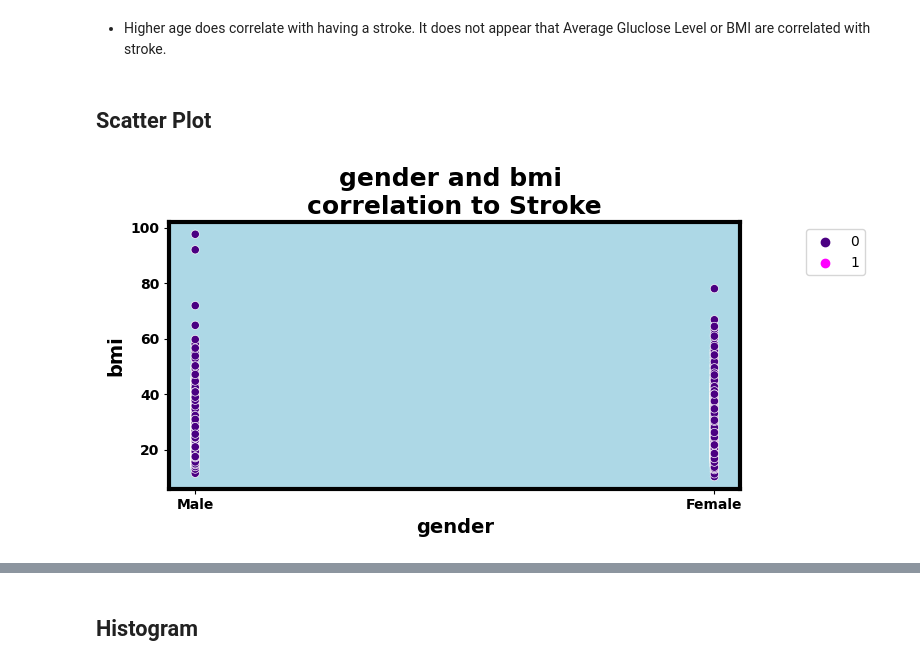
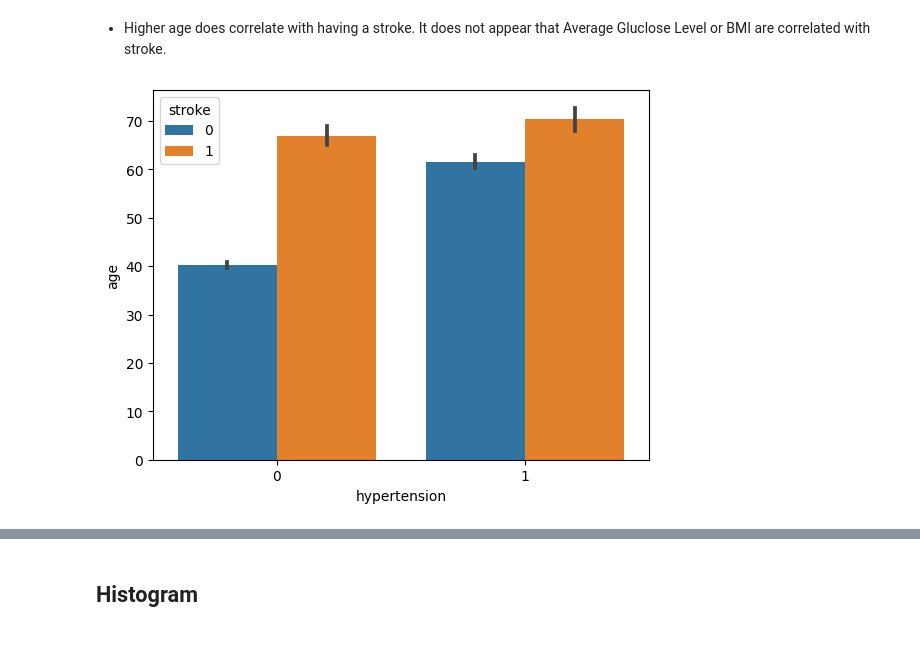
Before and after one commit to Mhoover41/Prediction-of-Product-Sales, a Jupyter notebook: Stroke_Prediction_Project_2_Melissa_Hoover.ipynb, the cells around one changed output, grey strips where cells are left out. Saved outputs shown, nothing was run; the diff lists cells and outputs as text; code cells hidden in the pictures.

```diff
--- a/Stroke_Prediction_Project_2_Melissa_Hoover.ipynb
+++ b/Stroke_Prediction_Project_2_Melissa_Hoover.ipynb
@@ -1063,9 +1072,8 @@ plt.tight_layout()
 [figure]
 # %% [markdown]
 - Higher age does correlate with having a stroke.  It does not appear that Average Gluclose Level or BMI are correlated with stroke.
-# %% [markdown]
-## Scatter Plot
-# %%
-scatter_plot('gender', 'bmi')
-# %% [output]
-[figure, removed]
+# %%
+sns.barplot(x='hypertension', y='age', hue='stroke', data=df)
+plt.show()
+# %% [output]
+[figure, added]
```
Also changed, not shown: parts of 201 cells of this notebook.
